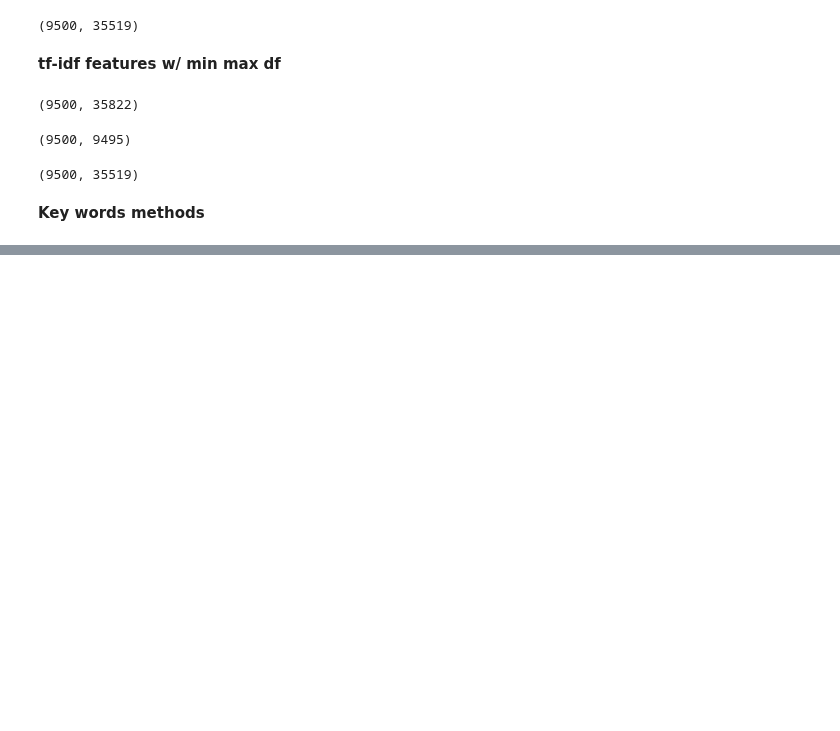
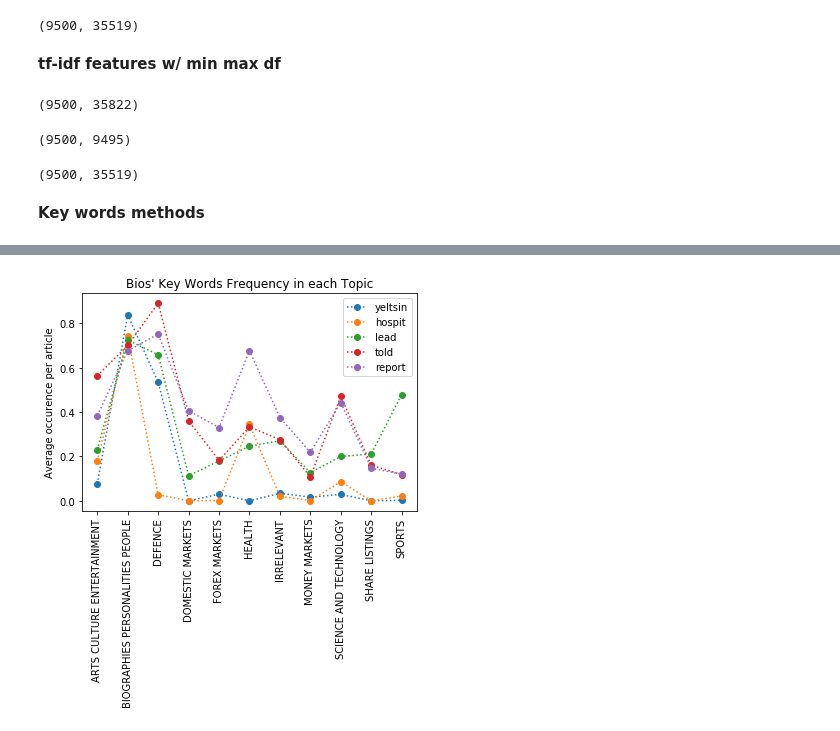
Before and after one commit to HenryLiangzy/COMP9417_Project, a Jupyter notebook: Yangqi_work.ipynb, the cells around one changed output, grey strips where cells are left out. Saved outputs shown, nothing was run; the diff lists cells and outputs as text; code cells hidden in the pictures; blank space fills up the shorter version.

```diff
--- a/Yangqi_work.ipynb
+++ b/Yangqi_work.ipynb
@@ -229,0 +200,14 @@ plt.xticks(rotation=90)
+# %%
+bio_words = word_list_group[1]
+
+bio_df = word_count_function(bio_words,topic_group)
+
+bio_df.columns = bio_words
+bio_df.plot(marker='o',style = ':')
+plt.xticks(np.arange(11), list(bio_df.index),rotation=90)
+
+plt.title('Bios\' Key Words Frequency in each Topic')
+plt.ylabel('Average occurence per article')
+plt.show()
+# %% [output]
+[figure, added]
```
Also changed, not shown: parts of 13 cells of this notebook.
